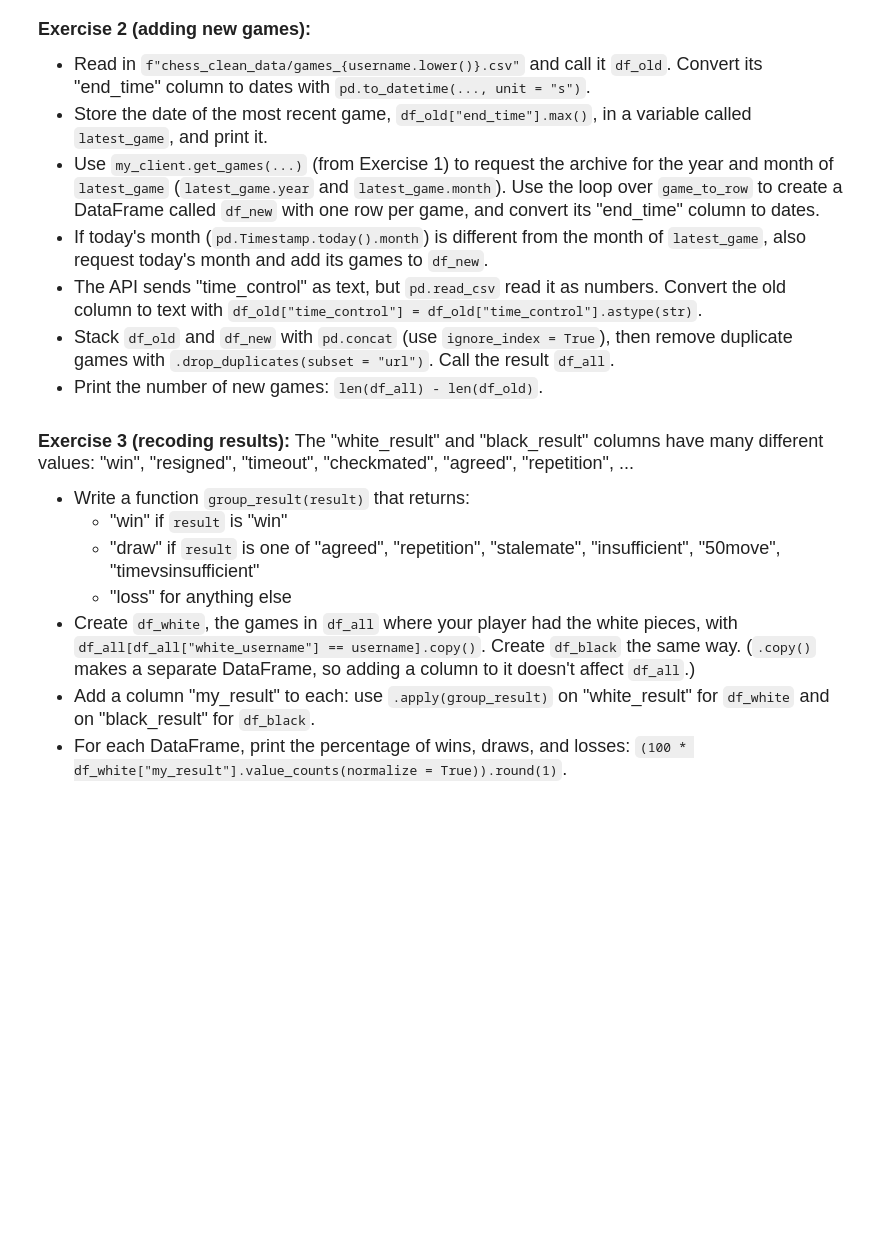
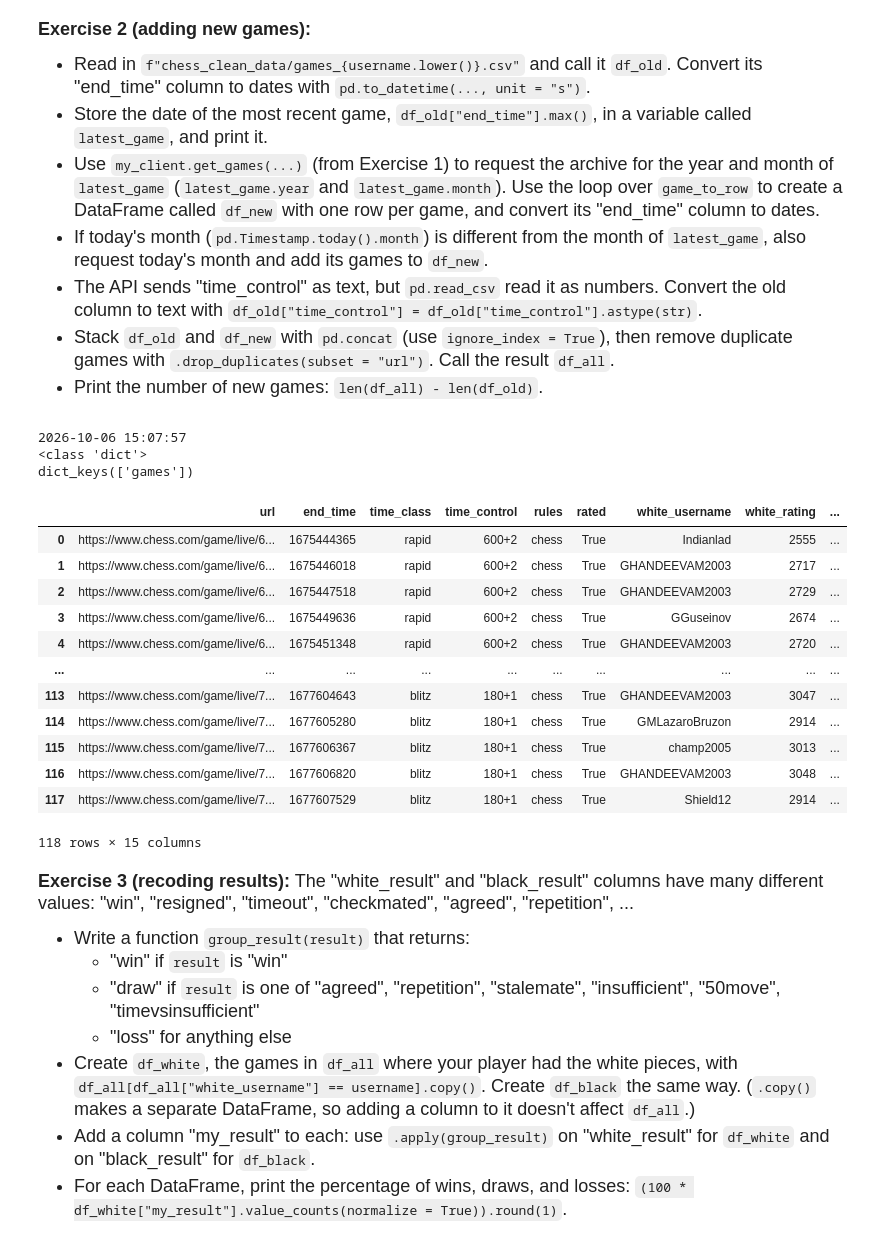
Before and after one commit to sentz2/datasci185fall2026, a Jupyter notebook: Lecture_21_APIs/Lecture21_APIs.ipynb, the cells around one changed output. Cells and saved outputs as stored; diff of their text form; code cells hidden in the pictures; blank space fills up the shorter version.

```diff
--- a/Lecture_21_APIs/Lecture21_APIs.ipynb
+++ b/Lecture_21_APIs/Lecture21_APIs.ipynb
@@ -124,7 +127,7 @@ https://api.jolpi.ca/ergast/f1/2025/results.json?limit=100&offset=0
 - `requests.get(url)` does what your browser just did, from Python.
 - Every request also sends a **"User-Agent"**: a short label saying what program is asking. chess.com asks programs to use a label that describes them.
 # %%
-HEADERS = {"User-Agent": "DATASCI185-course-notebook (Emory University)"}
+HEADERS = {"User-Agent": "DATASCI185 professor notebook (Emory University)"}
 
 url = "https://api.chess.com/pub/player/hikaru/stats"
 response = requests.get(url, headers = HEADERS)
@@ -514,7 +603,7 @@ class MyChessComClient(ChessComClient):
 
     def get_games(self, username, year, month, use_cache = True):
         """JSON of every game a player finished in one month. None if the request fails."""
-        path = ""    # your code here: replace ""
+        path = f"/player/{username.lower()}/games/{year}/{month:02d}"    # <- solution
         return self.get_json(path, use_cache)
 
 
@@ -544,7 +637,7 @@ print("All tests for Exercise 1 passed!")
 
 The folder "chess_clean_data" contains a .csv of each player's games, made a few days ago, e.g. "games_hikaru.csv". Choose a player and store their username in the variable `username`, spelled as in Lecture 20 (e.g. "Hikaru", "GHANDEEVAM2003", "MagnusCarlsen").
 # %%
-username = "Firouzja2003"    # change this to the player you chose
+username = "GHANDEEVAM2003"    # change this to the player you chose
 # %% [markdown]
 <font size = "4">
 
@@ -559,6 +652,38 @@ username = "Firouzja2003"    # change this to the player you chose
 - Print the number of new games: `len(df_all) - len(df_old)`.
 # %%
 # your code here
+
+# not the solution, but it has ideas of a solution
+
+# I'm not grapping neccissarily the latest game, I went to chess.com and made sure that Arjun had played games in Febuary 2023
+# This data isn't in the cache, so get_jason (called by get_games has to reach out to the API even though use cache is set to True)
+
+historical_games = my_client.get_games(username, 2023, 2)
+print(type(historical_games))
+print(historical_games.keys())
+df_new = []
+for g in historical_games["games"]:
+    df_new.append(game_to_row(g))
+
+df_new = pd.DataFrame(df_new)
+display(df_new)
+# %% [output]
+2026-10-06 15:07:57
+<class 'dict'>
+dict_keys(['games'])
+|  | url | end_time | time_class | time_control | rules | rated | white_username | white_rating | ... |
+| 0 | https://www.chess.com/game/live/6... | 1675444365 | rapid | 600+2 | chess | True | Indianlad | 2555 | ... |
+| 1 | https://www.chess.com/game/live/6... | 1675446018 | rapid | 600+2 | chess | True | GHANDEEVAM2003 | 2717 | ... |
+| 2 | https://www.chess.com/game/live/6... | 1675447518 | rapid | 600+2 | chess | True | GHANDEEVAM2003 | 2729 | ... |
+| 3 | https://www.chess.com/game/live/6... | 1675449636 | rapid | 600+2 | chess | True | GGuseinov | 2674 | ... |
+| 4 | https://www.chess.com/game/live/6... | 1675451348 | rapid | 600+2 | chess | True | GHANDEEVAM2003 | 2720 | ... |
+| ... | ... | ... | ... | ... | ... | ... | ... | ... | ... |
+| 113 | https://www.chess.com/game/live/7... | 1677604643 | blitz | 180+1 | chess | True | GHANDEEVAM2003 | 3047 | ... |
+| 114 | https://www.chess.com/game/live/7... | 1677605280 | blitz | 180+1 | chess | True | GMLazaroBruzon | 2914 | ... |
+| 115 | https://www.chess.com/game/live/7... | 1677606367 | blitz | 180+1 | chess | True | champ2005 | 3013 | ... |
+| 116 | https://www.chess.com/game/live/7... | 1677606820 | blitz | 180+1 | chess | True | GHANDEEVAM2003 | 3048 | ... |
+| 117 | https://www.chess.com/game/live/7... | 1677607529 | blitz | 180+1 | chess | True | Shield12 | 2914 | ... |
+118 rows × 15 columns
 # %%
 # Tests for Exercise 2
 assert latest_game == df_old["end_time"].max(), "latest_game should be the most recent end_time in df_old"
```
Also changed, not shown: parts of 16 cells of this notebook, 3 other files.
